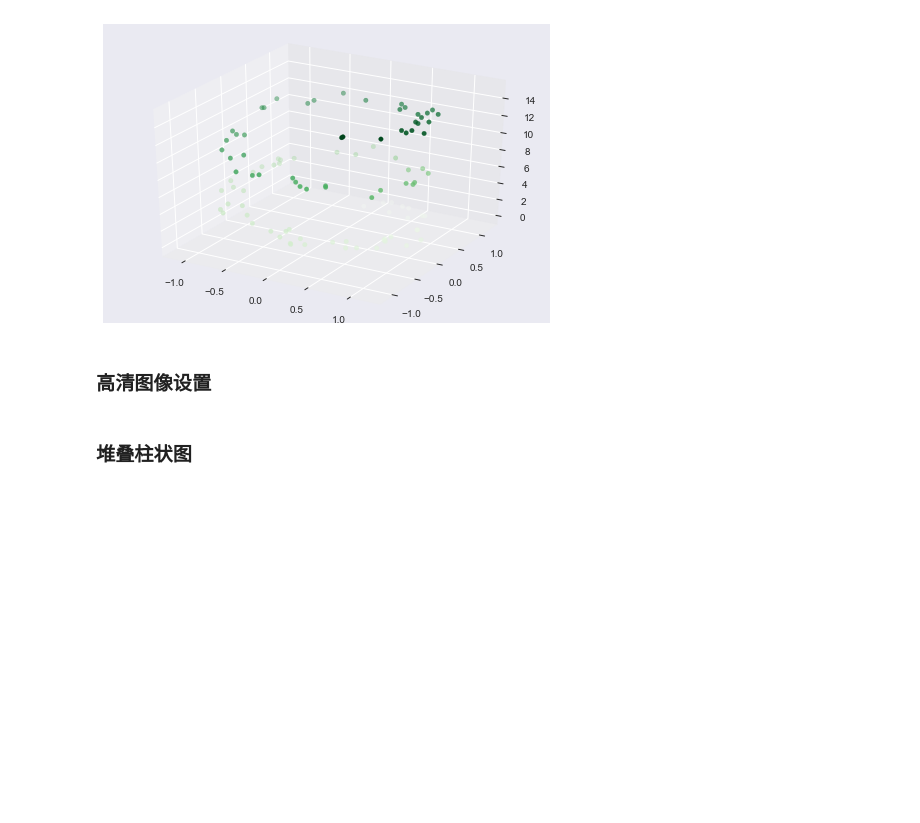
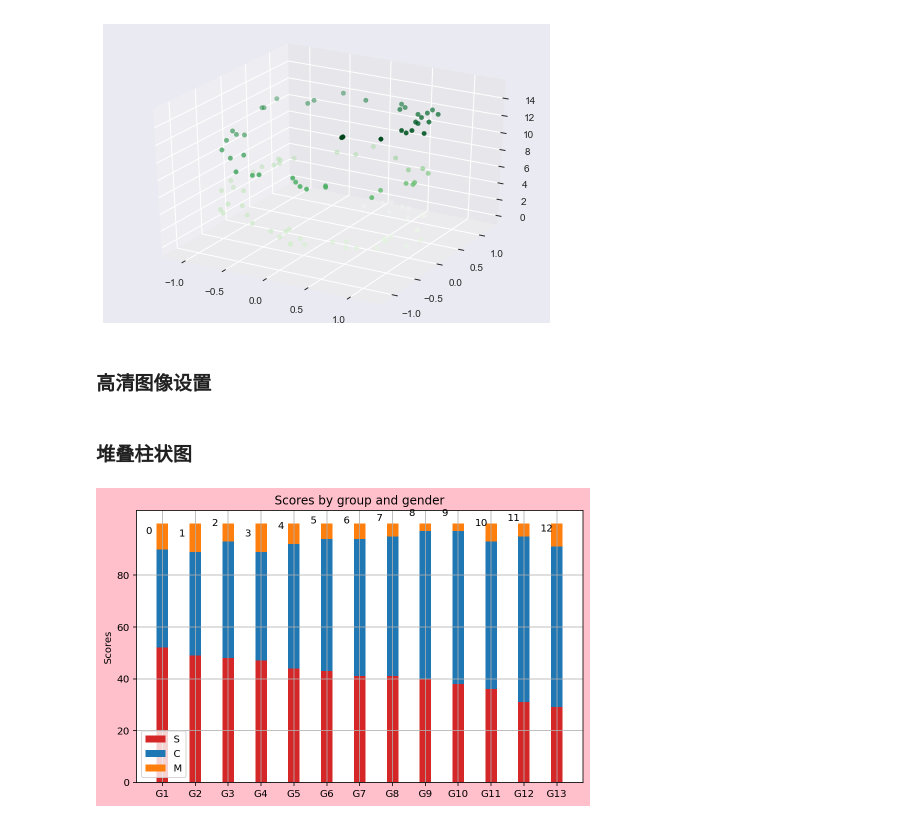
Before and after one commit to Funnyeah/personal, a Jupyter notebook: tools/matplotlib.ipynb, the cells around one changed output. Cells and saved outputs as stored; diff of their text form; code cells hidden in the pictures; blank space fills up the shorter version.

```diff
--- a/tools/matplotlib.ipynb
+++ b/tools/matplotlib.ipynb
@@ -1064,28 +1064,40 @@ ax.scatter3D(xdata, ydata, zdata, c=zdata, cmap='Greens');
 # %% [markdown]
 ### 堆叠柱状图
 # %%
+import numpy as np
+import matplotlib.pyplot as plt
 N = 13
 S = (52, 49, 48, 47, 44, 43, 41, 41, 40, 38, 36, 31, 29)
 C = (38, 40, 45, 42, 48, 51, 53, 54, 57, 59, 57, 64, 62)
 
 d=[]
 for i in range(0,len(S)):
     sum = S[i] + C[i]
     d.append(sum)
 M = (10, 11, 7, 11, 8, 6, 6, 5, 3, 3, 7, 5, 9)
 #menStd = (2, 3, 4, 1, 2)
 #womenStd = (3, 5, 2, 3, 3)
-ind = np.arange(N)    # the x locations for the groups
-width = 0.35       # the width of the bars: can also be len(x) sequence
+ind = np.arange(N)    # the x locations for the groups 下标
+width = 0.35       # the width of the bars: can also be len(x) sequence 柱宽度
+
+plt.figure(figsize=(8,5),facecolor = 'pink')
+plt.grid()
 
 p1 = plt.bar(ind, S, width, color='#d62728')#, yerr=menStd)   # S在最下面
 p2 = plt.bar(ind, C, width, bottom=S)#, yerr=womenStd)   # C的下面是S
 p3 = plt.bar(ind, M, width, bottom=d)        # M的下面是 d=S+C
 
+for i in range(len(S)):      # 图表中文字标记
+    plt.text(ind[i]-0.5, d[i]+6, ind[i],fontsize='xx-large') # x,y,文本,大小
+
 plt.ylabel('Scores')
 plt.title('Scores by group and gender')
+plt.tick_params(labelsize=10)
 plt.xticks(ind, ('G1', 'G2', 'G3', 'G4', 'G5','G6', 'G7', 'G8', 'G9', 'G10', 'G11', 'G12', 'G13'))
 plt.yticks(np.arange(0, 81, 20))
 plt.legend((p1[0], p2[0], p3[0]), ('S', 'C', 'M'))
 
+# plt.savefig('fig.png') #在show前才可正常保存图片，在show后为空白图
 plt.show()
+# %% [output]
+[figure, added]
```
Also changed, not shown: 16 other files.
